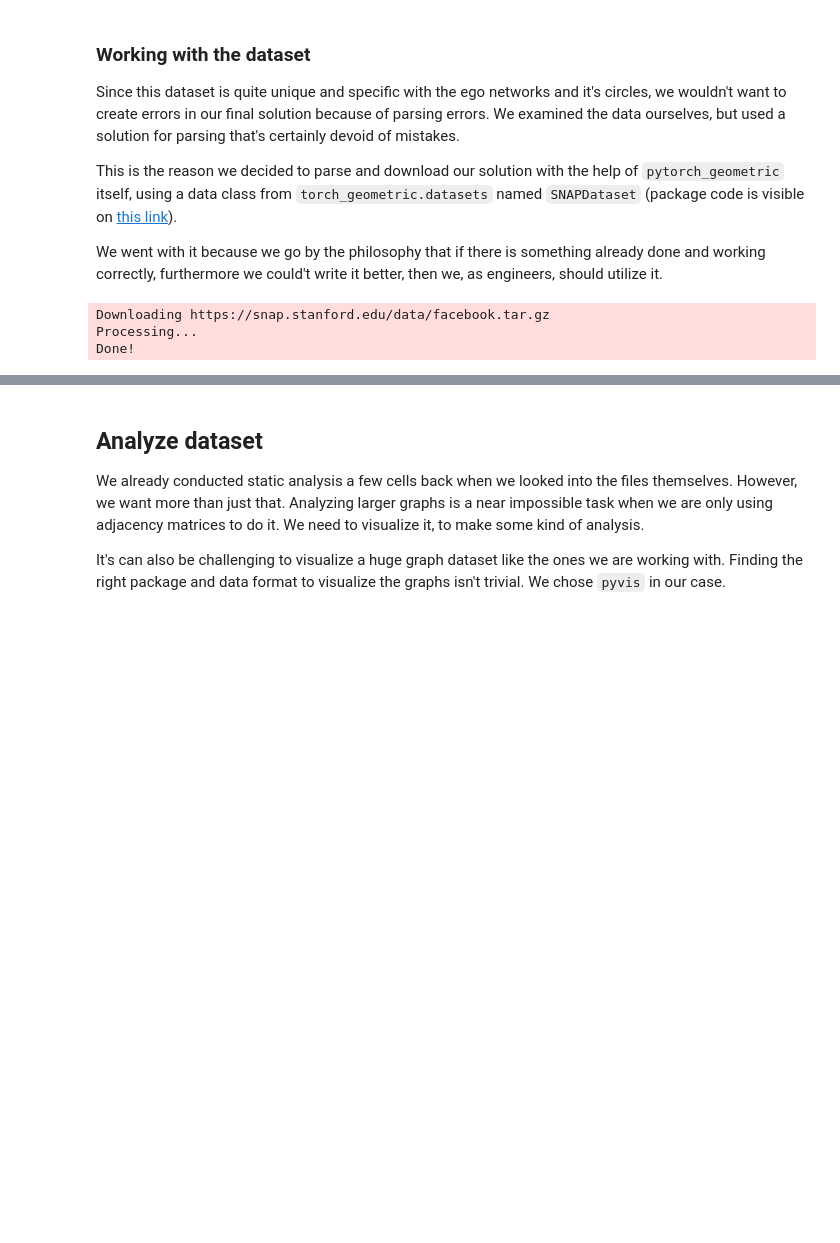
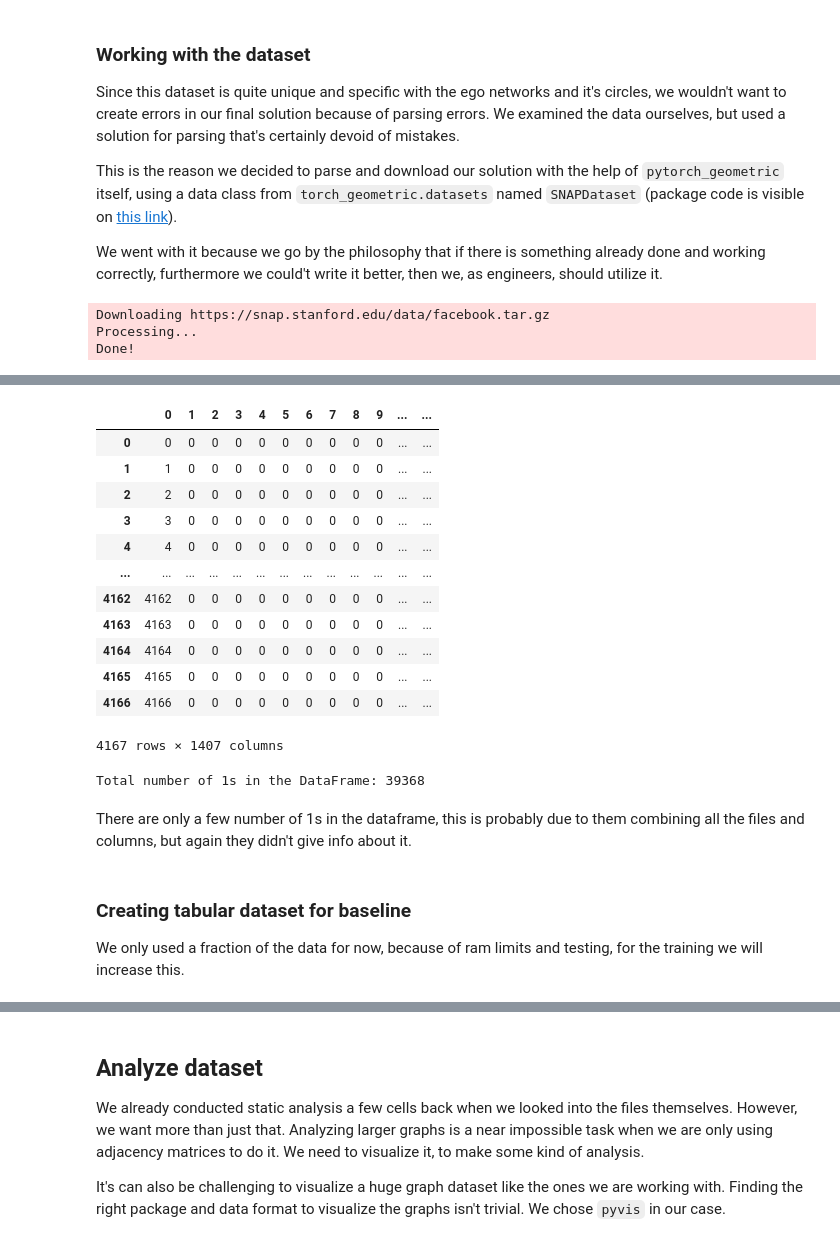
Before and after one commit to dszarvas/coNNect, a Jupyter notebook: coNNect.ipynb, the cells around one changed output, grey strips where cells are left out. Cells and saved outputs as stored; diff of their text form; code cells hidden in the pictures; blank space fills up the shorter version.

```diff
--- a/coNNect.ipynb
+++ b/coNNect.ipynb
@@ -189,0 +323,35 @@ Done!
+# %%
+tab_fb_data = facebook_combined_geo_data.x
+
+tab_fb_data = tab_fb_data.to(dtype=torch.int64)
+
+indices = torch.arange(tab_fb_data.shape[0], dtype=torch.int64).unsqueeze(1)
+indexed_tensor = torch.cat([indices, tab_fb_data], dim=1)
+fb_df_tab = pd.DataFrame(indexed_tensor)
+# %%
+fb_df_tab
+# %% [output]
+|  | 0 | 1 | 2 | 3 | 4 | 5 | 6 | 7 | 8 | 9 | ... | ... |
+| 0 | 0 | 0 | 0 | 0 | 0 | 0 | 0 | 0 | 0 | 0 | ... | ... |
+| 1 | 1 | 0 | 0 | 0 | 0 | 0 | 0 | 0 | 0 | 0 | ... | ... |
+| 2 | 2 | 0 | 0 | 0 | 0 | 0 | 0 | 0 | 0 | 0 | ... | ... |
+| 3 | 3 | 0 | 0 | 0 | 0 | 0 | 0 | 0 | 0 | 0 | ... | ... |
+| 4 | 4 | 0 | 0 | 0 | 0 | 0 | 0 | 0 | 0 | 0 | ... | ... |
+| ... | ... | ... | ... | ... | ... | ... | ... | ... | ... | ... | ... | ... |
+| 4162 | 4162 | 0 | 0 | 0 | 0 | 0 | 0 | 0 | 0 | 0 | ... | ... |
+| 4163 | 4163 | 0 | 0 | 0 | 0 | 0 | 0 | 0 | 0 | 0 | ... | ... |
+| 4164 | 4164 | 0 | 0 | 0 | 0 | 0 | 0 | 0 | 0 | 0 | ... | ... |
+| 4165 | 4165 | 0 | 0 | 0 | 0 | 0 | 0 | 0 | 0 | 0 | ... | ... |
+| 4166 | 4166 | 0 | 0 | 0 | 0 | 0 | 0 | 0 | 0 | 0 | ... | ... |
+4167 rows × 1407 columns
+# %%
+ones_count = (fb_df_tab == 1).sum().sum()
+
+print(f"Total number of 1s in the DataFrame: {ones_count}")
+# %% [output]
+Total number of 1s in the DataFrame: 39368
+# %% [markdown]
+There are only a few number of 1s in the dataframe, this is probably due to them combining all the files and columns, but again they didn't give info about it.
+# %% [markdown]
+### Creating tabular dataset for baseline
+We only used a fraction of the data for now, because of ram limits and testing, for the training we will increase this.
```
Also changed, not shown: parts of 72 cells of this notebook.
